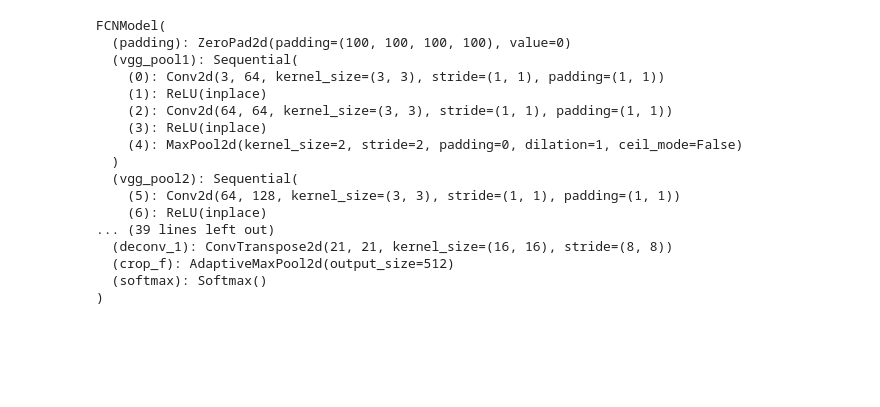
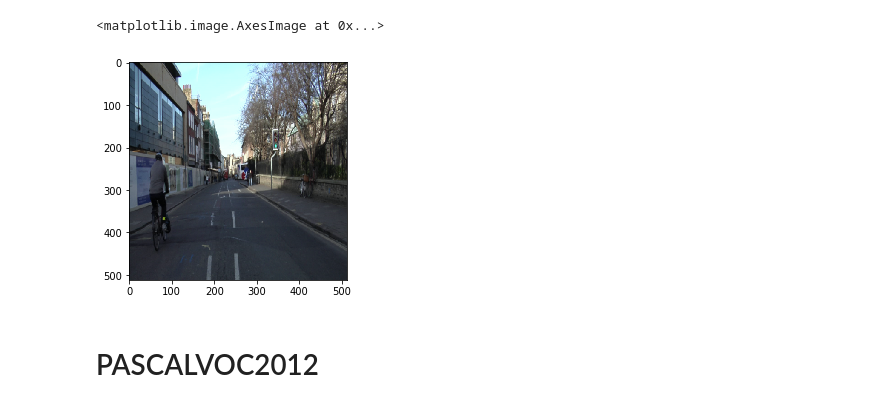
Before and after one commit to bouchardi/semantic-segmentation, a Jupyter notebook: segmentation/experiment.ipynb, the cells around one changed output. Saved outputs shown, nothing was run; the diff lists cells and outputs as text; code cells hidden in the pictures; blank space fills up the shorter version.

```diff
--- a/segmentation/experiment.ipynb
+++ b/segmentation/experiment.ipynb
@@ -15,25 +45,17 @@ import matplotlib.pyplot as plt
+# %%
+img = data0['image'].numpy()
+img = np.transpose(img, (1, 2, 0))
+img = (img - img.min())/(img.max()-img.min())
+plt.imshow(img)
+# %% [output]
+<matplotlib.image.AxesImage at 0x...>
+[figure, added]
+# %% [markdown]
+# PASCALVOC2012
 # %%
 model = FCNModel()
 # %%
-model.from_file('/project/fcn_b9.pt')
-model.eval()
+model.from_file('/project/fcn_test0.pt')
+# model.eval()
-# %% [output]
-FCNModel(
-  (padding): ZeroPad2d(padding=(100, 100, 100, 100), value=0)
-  (vgg_pool1): Sequential(
-    (0): Conv2d(3, 64, kernel_size=(3, 3), stride=(1, 1), padding=(1, 1))
-    (1): ReLU(inplace)
-    (2): Conv2d(64, 64, kernel_size=(3, 3), stride=(1, 1), padding=(1, 1))
-    (3): ReLU(inplace)
-    (4): MaxPool2d(kernel_size=2, stride=2, padding=0, dilation=1, ceil_mode=False)
-  )
-  (vgg_pool2): Sequential(
-    (5): Conv2d(64, 128, kernel_size=(3, 3), stride=(1, 1), padding=(1, 1))
-    (6): ReLU(inplace)
-... (39 lines left out)
-  (deconv_1): ConvTranspose2d(21, 21, kernel_size=(16, 16), stride=(8, 8))
-  (crop_f): AdaptiveMaxPool2d(output_size=512)
-  (softmax): Softmax()
-)
 # %%
 dataset = PascalVOC2012('val')
```
Also changed, not shown: parts of 15 cells of this notebook, 11 other files.
